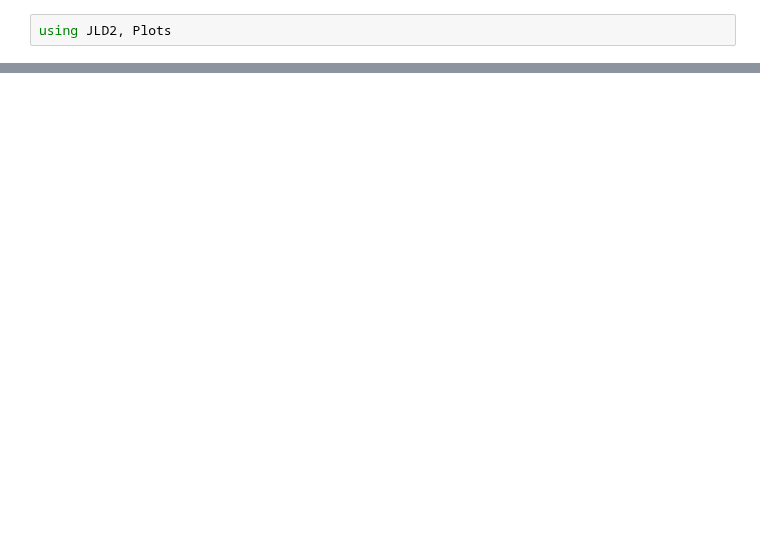
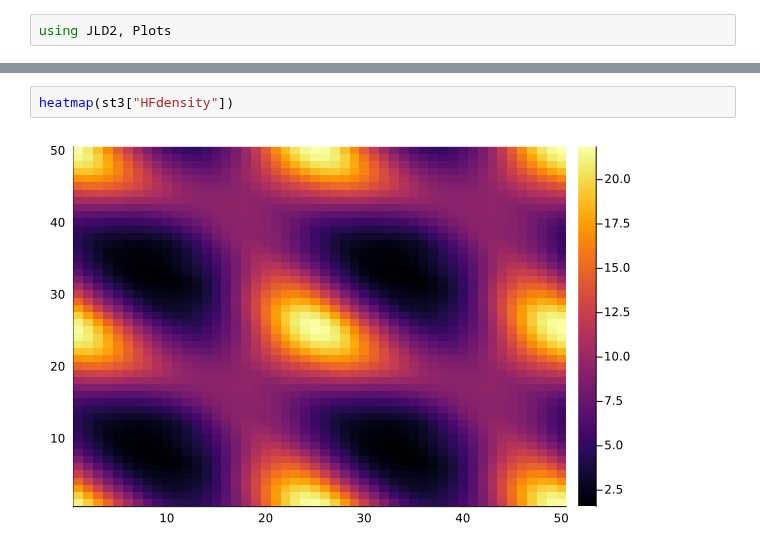
Before and after one commit to ttx002000/HF_Moire, a Jupyter notebook: data_collection/triangular/data_output/plot.ipynb, the cells around one changed output, grey strips where cells are left out. Saved outputs shown, nothing was run; the diff lists cells and outputs as text; blank space fills up the shorter version.

```diff
--- a/data_collection/triangular/data_output/plot.ipynb
+++ b/data_collection/triangular/data_output/plot.ipynb
@@ -12,0 +21,4 @@ heatmap(imag.(st["Flink"]))
+# %%
+heatmap(st3["HFdensity"])
+# %% [output]
+[figure, added]
```
Also changed, not shown: parts of 7 cells of this notebook, 6 other files.
